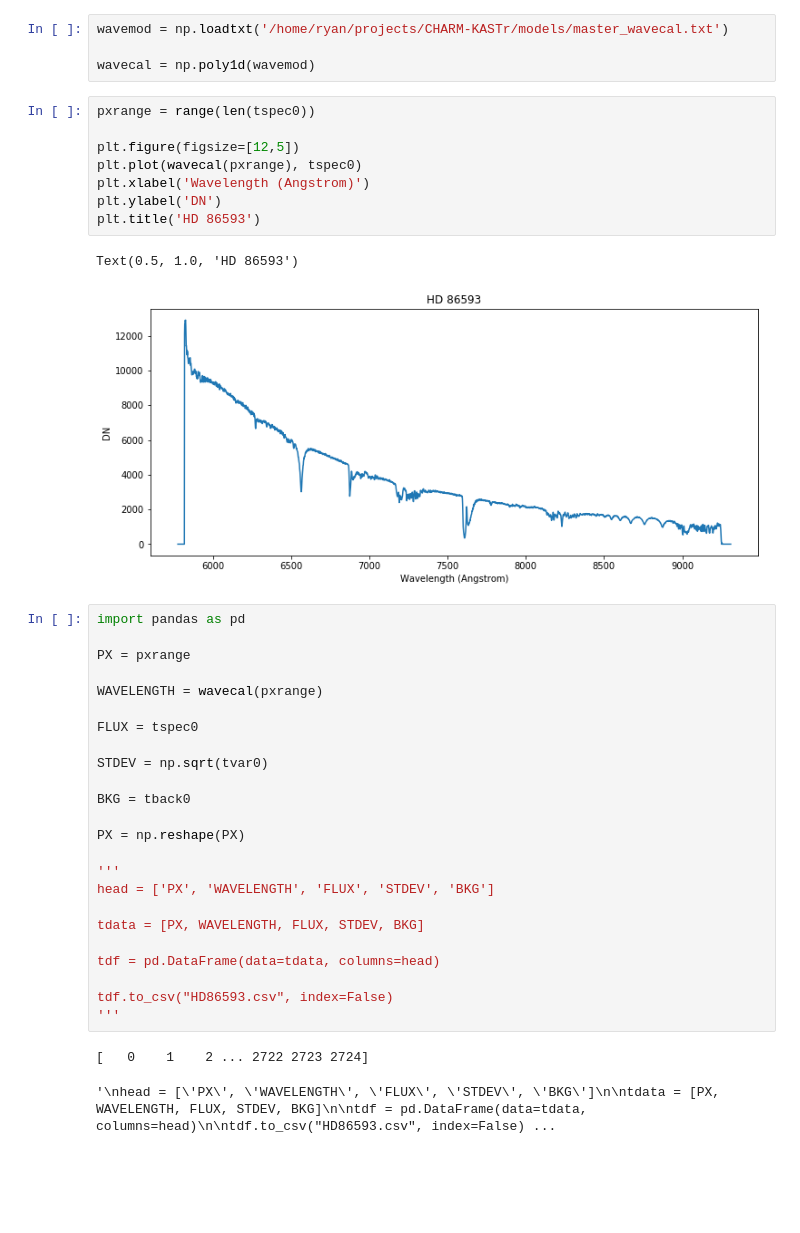
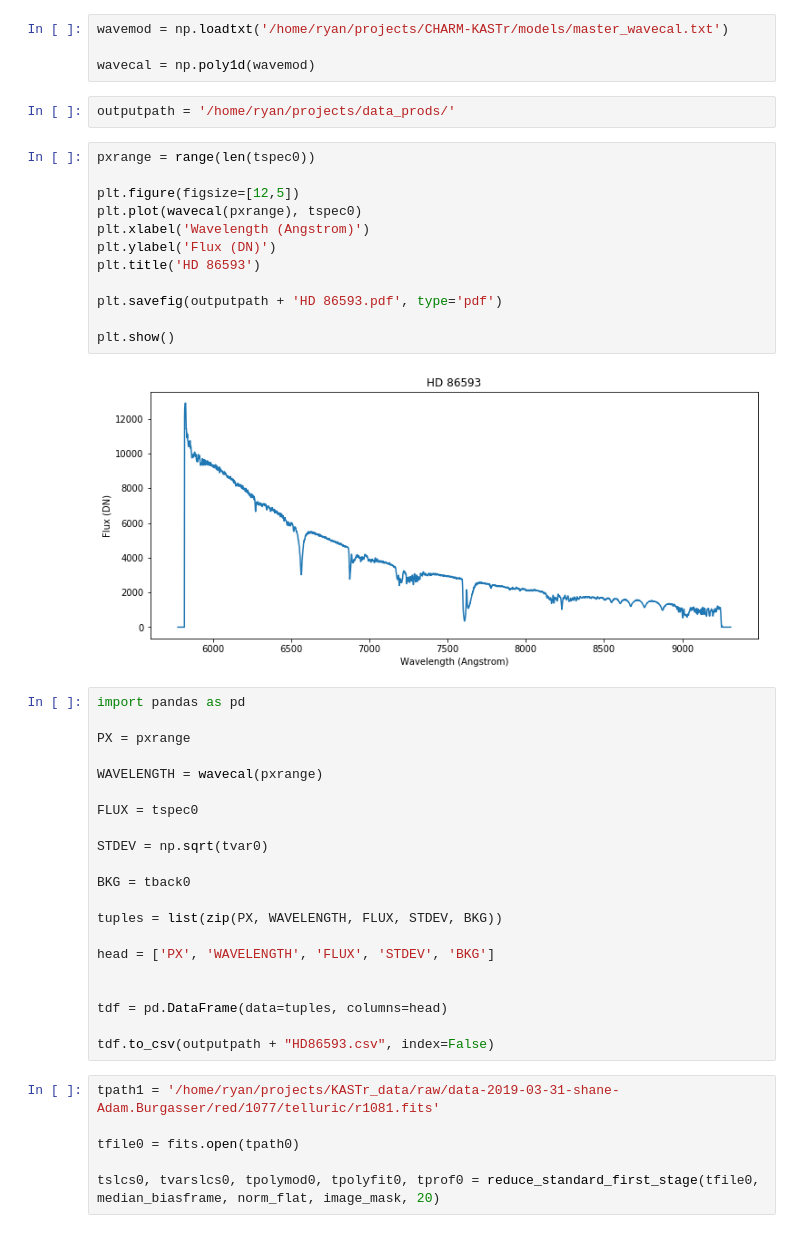
Before and after one commit to rtlow/CHARM-KASTr, a Jupyter notebook: jupyter/1077 Reduction.ipynb, the cells around one changed output. Saved outputs shown, nothing was run; the diff lists cells and outputs as text; blank space fills up the shorter version.

Commit message:
Wrapping up extraction scripts into a runnable script. TODO print messages when stages are done. Change this in the extraction scripts.

```diff
--- a/jupyter/1077 Reduction.ipynb
+++ b/jupyter/1077 Reduction.ipynb
@@ -88,17 +83,22 @@ plt.show()
 wavemod = np.loadtxt('/home/ryan/projects/CHARM-KASTr/models/master_wavecal.txt')
 
 wavecal = np.poly1d(wavemod)
+# %%
+outputpath = '/home/ryan/projects/data_prods/'
 # %%
 pxrange = range(len(tspec0))
 
 plt.figure(figsize=[12,5])
 plt.plot(wavecal(pxrange), tspec0)
 plt.xlabel('Wavelength (Angstrom)')
-plt.ylabel('DN')
+plt.ylabel('Flux (DN)')
 plt.title('HD 86593')
+
+plt.savefig(outputpath + 'HD 86593.pdf', type='pdf')
+
+plt.show()
 # %% [output]
-Text(0.5, 1.0, 'HD 86593')
-[figure, old version]
+[figure, new version]
 # %%
 import pandas as pd
 
@@ -112,17 +112,17 @@ STDEV = np.sqrt(tvar0)
 
 BKG = tback0
 
-PX = np.reshape(PX)
+tuples = list(zip(PX, WAVELENGTH, FLUX, STDEV, BKG))
 
-'''
 head = ['PX', 'WAVELENGTH', 'FLUX', 'STDEV', 'BKG']
 
-tdata = [PX, WAVELENGTH, FLUX, STDEV, BKG]
 
-tdf = pd.DataFrame(data=tdata, columns=head)
+tdf = pd.DataFrame(data=tuples, columns=head)
 
-tdf.to_csv("HD86593.csv", index=False)
-'''
+tdf.to_csv(outputpath + "HD86593.csv", index=False)
-# %% [output]
-[   0    1    2 ... 2722 2723 2724]
-'\nhead = [\'PX\', \'WAVELENGTH\', \'FLUX\', \'STDEV\', \'BKG\']\n\ntdata = [PX, WAVELENGTH, FLUX, STDEV, BKG]\n\ntdf = pd.DataFrame(data=tdata, columns=head)\n\ntdf.to_csv("HD86593.csv", index=False) ...
+# %%
+tpath1 = '/home/ryan/projects/KASTr_data/raw/data-2019-03-31-shane-Adam.Burgasser/red/1077/telluric/r1081.fits'
+
+tfile0 = fits.open(tpath0)
+
+tslcs0, tvarslcs0, tpolymod0, tpolyfit0, tprof0 = reduce_standard_first_stage(tfile0, median_biasframe, norm_flat, image_mask, 20)
```
Also changed, not shown: parts of 4 cells of this notebook, 3 other files.
